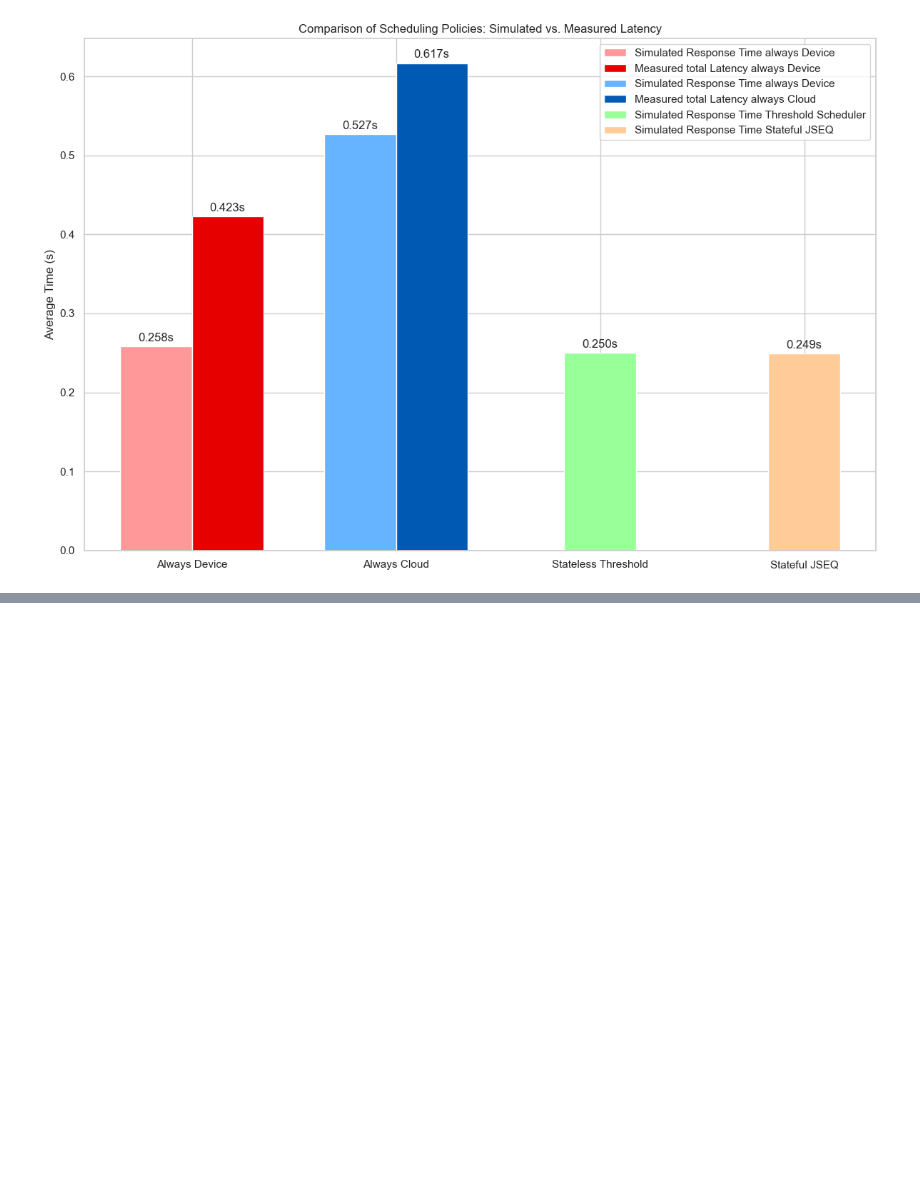
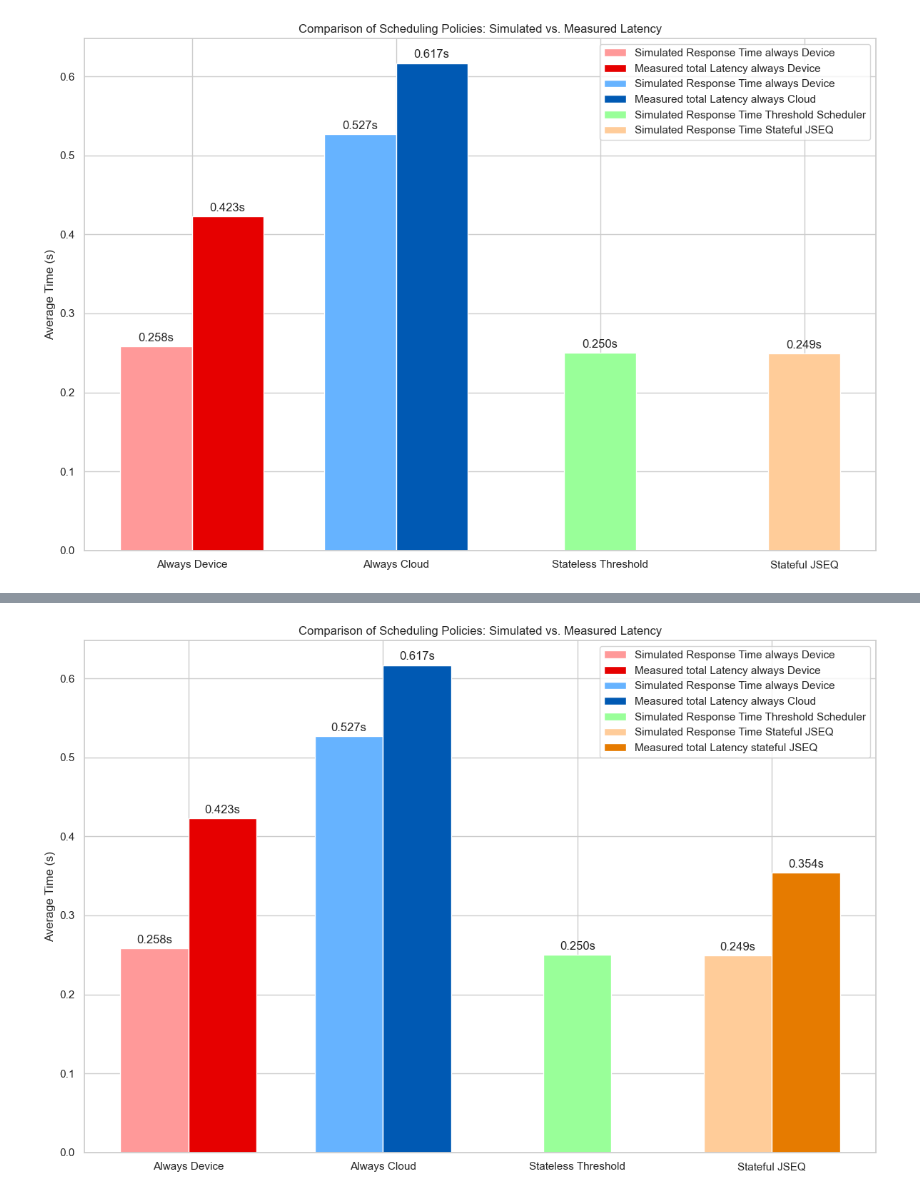
Before and after one commit to fabianHueni/UNIBE_MSGAI_HS25_Project, a Jupyter notebook: analyse/analyse_latency_data.ipynb, the cells around one changed output, grey strips where cells are left out. Drawn from its saved outputs; the diff is of its cells as text; code cells hidden in the pictures; blank space fills up the shorter version.

```diff
--- a/analyse/analyse_latency_data.ipynb
+++ b/analyse/analyse_latency_data.ipynb
@@ -1036,3 +1036,85 @@ Stateful JSEQ                 : 0.2490s average response time
 Measured Device Total Latency : 0.4230s average response time
 Measured Cloud Total Latency  : 0.6169s average response time
 [figure]
+# %%
+df_jseq_ex = raw_dfs['philip/raw_experiment_gemma-3-270m-it-ONNX_meta-llama-llama-3-2-1b-instruct_jseq_once-per-sec_2025-12-08T16-46-05'].copy()
+
+# --- 7. ADD EMPIRICAL INFERENCE TIMES ---
+# Calculate the average inference times from the original dataframes
+avg_device_inference_ms = df_device_ex['total_latency_ms'].mean()
+avg_cloud_inference_ms = df_cloud_ex['total_latency_ms'].mean()
+avg_jseq_inference_ms = df_jseq_ex['total_latency_ms'].mean()
+
+# Add them to the results dictionary, converting from ms to seconds
+results['Measured Device Total Latency'] = avg_device_inference_ms / 1000.0
+results['Measured Cloud Total Latency'] = avg_cloud_inference_ms / 1000.0
+results['Measured JSEQ Total Latency'] = avg_jseq_inference_ms / 1000.0
+
+
+# --- 8. PLOT AND DISPLAY RESULTS ---
+print("\n--- Simulation Results ---")
+for policy, latency in results.items():
+    print(f"{policy:<30}: {latency:.4f}s average response time")
+
+# Define the categories for the x-axis
+categories = ['Always Device', 'Always Cloud', 'Stateless Threshold', 'Stateful JSEQ']
+x = np.arange(len(categories))  # the label locations
+
+# Data for the simulated response time bars
+sim_latencies = {
+    'Always Device': results['Always Device'],
+    'Always Cloud': results['Always Cloud'],
+    'Stateless Threshold': results['Stateless Threshold'],
+    'Stateful JSEQ': results['Stateful JSEQ']
+}
+# Data for the measured total latency bars
+measured_latencies = {
+    'Always Device': results['Measured Device Total Latency'],
+    'Always Cloud': results['Measured Cloud Total Latency'],
+    'Stateful JSEQ': results['Measured JSEQ Total Latency']
+}
+
+bar_width = 0.35  # Width of each bar
+
+fig, ax = plt.subplots(figsize=(12, 8))
+
+# --- Plotting the bars ---
+ax.bar(x[0] - bar_width/2, sim_latencies['Always Device'], bar_width,
+       label='Simulated Response Time always Device', color='#ff9999')
+ax.bar(x[0] + bar_width/2, measured_latencies['Always Device'], bar_width,
+       label='Measured total Latency always Device', color='#e60000')
+ax.bar(x[1] - bar_width/2, sim_latencies['Always Cloud'], bar_width,
+       label='Simulated Response Time always Device', color='#66b3ff')
+ax.bar(x[1] + bar_width/2, measured_latencies['Always Cloud'], bar_width,
+       label='Measured total Latency always Cloud', color='#0059b3')
+ax.bar(x[2], sim_latencies['Stateless Threshold'], bar_width,
+       label='Simulated Response Time Threshold Scheduler', color='#99ff99')
+ax.bar(x[3] - bar_width/2, sim_latencies['Stateful JSEQ'], bar_width,
+       label='Simulated Response Time Stateful JSEQ', color='#ffcc99')
+ax.bar(x[3] + bar_width/2, measured_latencies['Stateful JSEQ'], bar_width,
+       label='Measured total Latency stateful JSEQ', color="#e67b00")
+
+
+# Add some text for labels, title and axes ticks
+ax.set_ylabel('Average Time (s)')
+ax.set_title('Comparison of Scheduling Policies: Simulated vs. Measured Latency')
+ax.set_xticks(x)
+ax.set_xticklabels(categories)
+ax.legend()
+
+# Function to attach a text label above each bar
+def autolabel(bars):
+    for bar in bars:
+        height = bar.get_height()
+        ax.annotate(f'{height:.3f}s',
+                    xy=(bar.get_x() + bar.get_width() / 2, height),
+                    xytext=(0, 3),  # 3 points vertical offset
+                    textcoords="offset points",
+                    ha='center', va='bottom')
+
+# Label all bars plotted
+autolabel(ax.patches)
+
+fig.tight_layout()
+plt.show()
+# %% [output]
@@ -1038,0 +1129 @@ Measured Cloud Total Latency  : 0.6169s average response time
+[figure, added]
```
Also changed, not shown: parts of 5 cells of this notebook, 5 other files.
